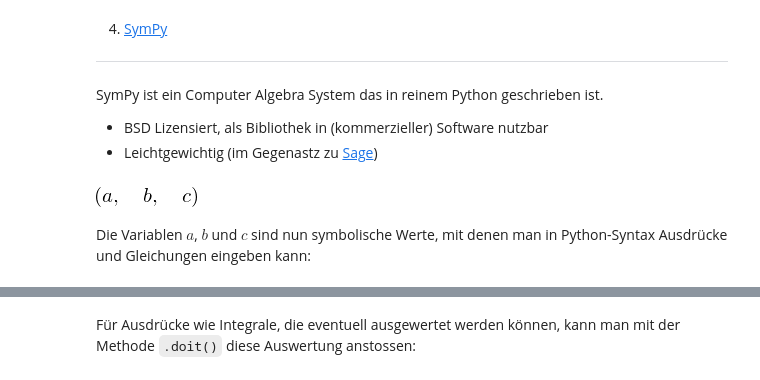
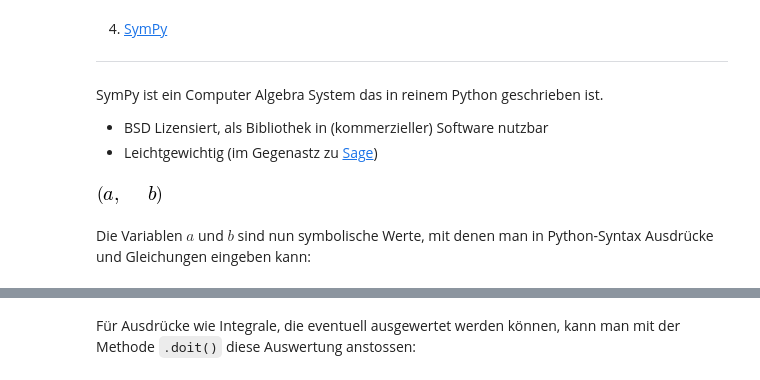
Before and after one commit to hrenkap/scipy_workshop, a Jupyter notebook: Workshop1.ipynb, the cells around one changed output, grey strips where cells are left out. Drawn from its saved outputs; the diff is of its cells as text; code cells hidden in the pictures.

```diff
--- a/Workshop1.ipynb
+++ b/Workshop1.ipynb
@@ -351,12 +356,12 @@ SymPy ist ein Computer Algebra System das in reinem Python geschrieben ist.
 # %%
 import sympy as sp
 sp.init_printing()
-a, b, c = sp.symbols("a b c")
-a, b, c
+a, b = sp.symbols("a b")
+a, b
 # %% [output]
-[figure, old version]
+[figure, new version]
 # %% [markdown]
-Die Variablen $a$, $b$ und $c$ sind nun symbolische Werte, mit denen man in Python-Syntax Ausdrücke und Gleichungen eingeben kann:
+Die Variablen $a$ und $b$ sind nun symbolische Werte, mit denen man in Python-Syntax Ausdrücke und Gleichungen eingeben kann:
 # %%
 greekSyms = sp.symbols("alpha beta gamma delta lamda Delta Sigma")
 greekSyms
```
Also changed, not shown: parts of 28 cells of this notebook.
